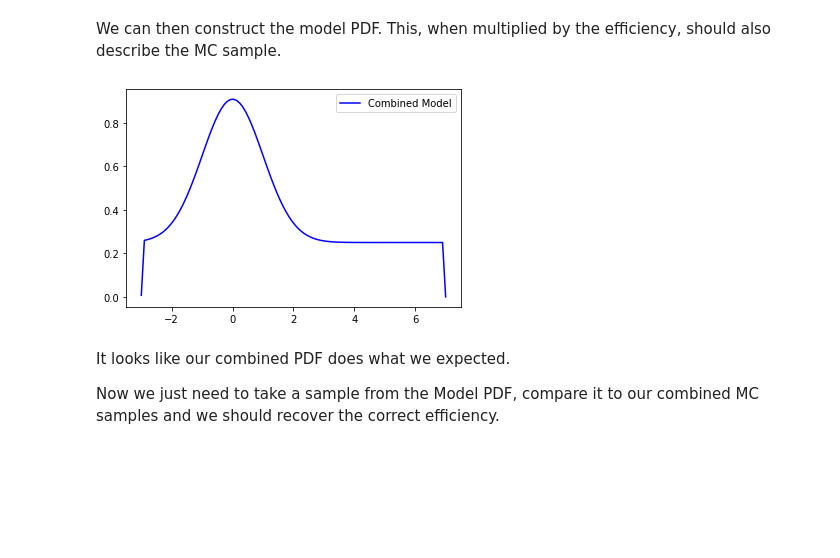
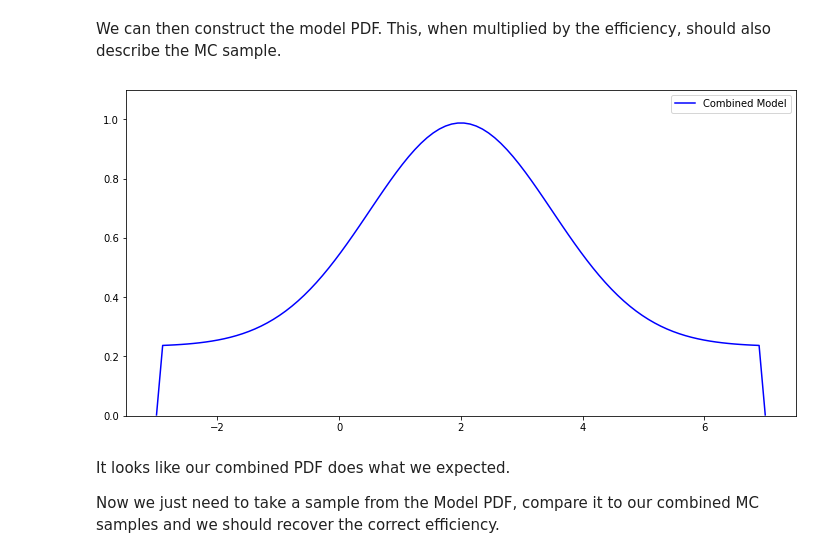
Before and after one commit to richard-lane/addPdfs, a Jupyter notebook: efficiency_toy.ipynb, the cells around one changed output. Saved outputs shown, nothing was run; the diff lists cells and outputs as text; code cells hidden in the pictures; blank space fills up the shorter version.

Commit message:
plot the scaled efficiency for the efficiency toy model

```diff
--- a/efficiency_toy.ipynb
+++ b/efficiency_toy.ipynb
@@ -57,7 +57,7 @@ First we need to generate MC samples:
 # %%
 # Model "PDFs" - not normalised (on purpose, since in reality amplitude models are rarely normalised)
 def A_rs(x):
-    return 2.2 * norm.pdf(x, loc=0, scale=1)
+    return 3.7 * norm.pdf(x, loc=2.0, scale=1.5)
 
 def A_phsp(x):
     return int(pdf_domain[0] < x < pdf_domain[1])
@@ -120,15 +120,17 @@ We can then construct the model PDF. This, when multiplied by the efficiency, sh
 # %%
 def combined_pdf(x):
     return I_rs * A_rs(x) + I_phsp * A_phsp(x)
 
 model = [combined_pdf(i) for i in x]
 
+plt.figure(figsize=(12.0, 6.0))
 plt.plot(x, model, "b", label="Combined Model")
+plt.gca().set_ylim((0.0, 1.1))
 plt.legend()
 
 plt.show()
 # %% [output]
-[figure, old version]
+[figure, new version]
 # %% [markdown]
 It looks like our combined PDF does what we expected.
 
```
Also changed, not shown: parts of 6 cells of this notebook.
